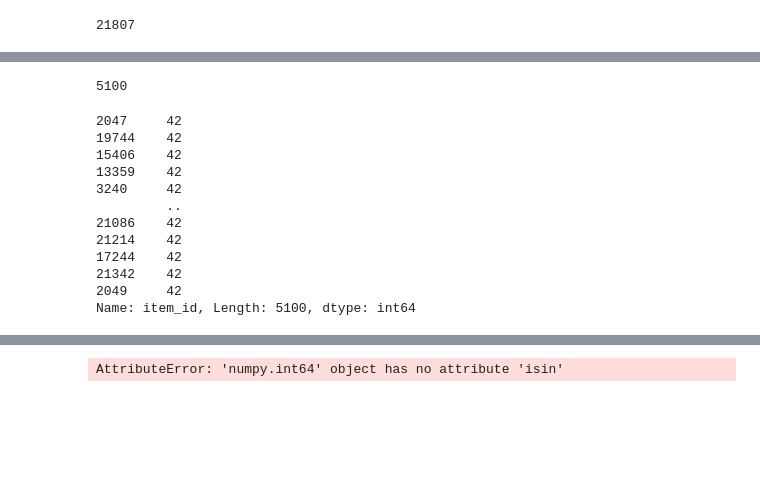
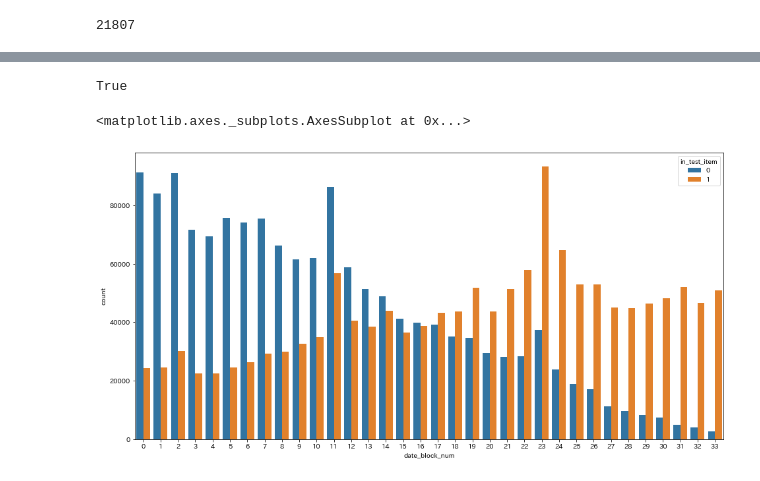
Before and after one commit to kooooyooooo/RussianPrediction, a Jupyter notebook: 007test-sub.ipynb, the cells around one changed output, grey strips where cells are left out. Saved outputs shown, nothing was run; the diff lists cells and outputs as text; code cells hidden in the pictures; blank space fills up the shorter version.

```diff
--- a/007test-sub.ipynb
+++ b/007test-sub.ipynb
@@ -114,0 +111,3 @@ AttributeError: 'DataFrame' object has no attribute 'unique'
+# %%
+in_test_items = test.item_id.unique()
+in_test_items
@@ -142,23 +124,11 @@ set(train.item_id) - set(test.item_id) #行けそう
-# %%
-len(test.item_id.unique())
-# %% [output]
-5100
-# %%
-def get_in_test(x):
-    if x.isin()
-# %% [output]
-2047     42
-19744    42
-15406    42
-13359    42
-3240     42
-         ..
-21086    42
-21214    42
-17244    42
-21342    42
-2049     42
-Name: item_id, Length: 5100, dtype: int64
+# %%
+def get_in_test(x):
+    if x in in_test_items:
+        return 1
+    else:
+        return 0
+
+train["in_test_item"] = train.item_id.apply(get_in_test)
 # %%
 train.head()
 # %% [output]
@@ -169,6 +139,12 @@ train.head()
 | 3 | 2013-01-19 | 0 | 59 | 5587 | 199.0 | 2.0 | 2013 | 398.0 | 5 | ... |
 | 4 | 2013-01-31 | 0 | 59 | 5613 | 5571.0 | 1.0 | 2013 | 5571.0 | 3 | ... |
 # %%
-train.item_id[0].isin(test.item_id)
+train.item_id[0]  in in_test_items
 # %% [output]
-AttributeError: 'numpy.int64' object has no attribute 'isin'
+True
+# %%
+plt.figure(figsize=(16,8))
+sns.countplot(x='date_block_num', hue='in_test_item', data=train)
+# %% [output]
+<matplotlib.axes._subplots.AxesSubplot at 0x...>
+[figure, added]
```
Also changed, not shown: parts of 9 cells of this notebook, 4 other files.
